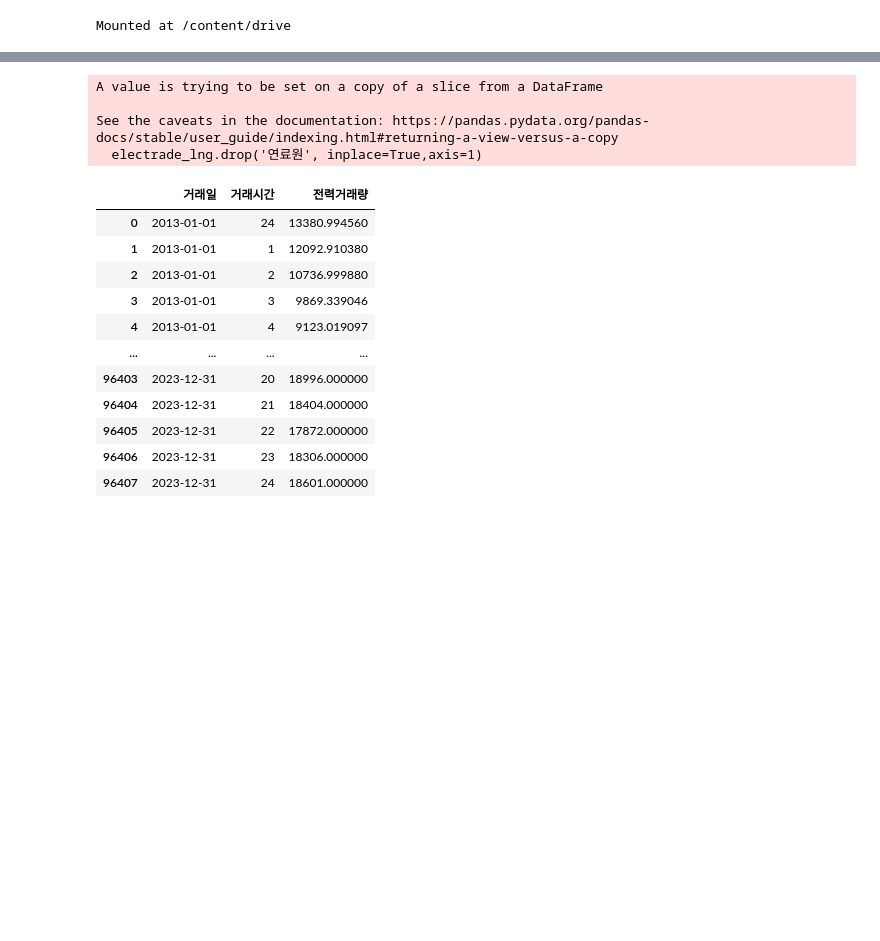
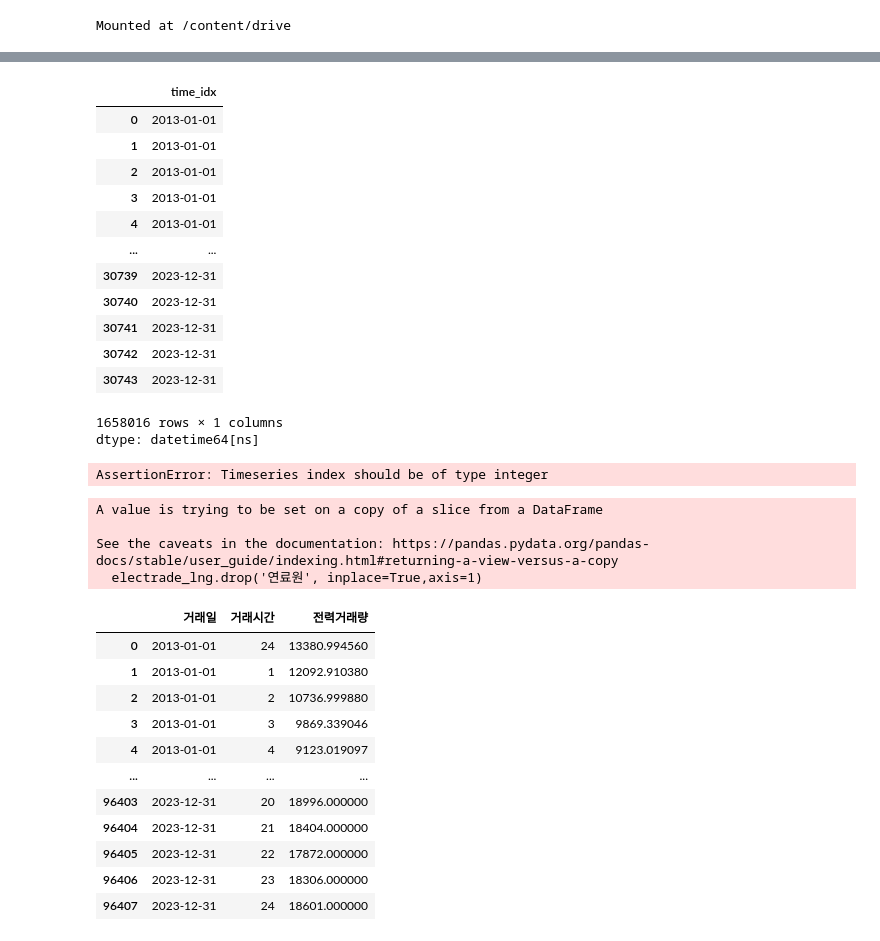
Before and after one commit to dayoungcho/dacon, a Jupyter notebook: 까스/전력거래소_TFT예측.ipynb, the cells around one changed output, grey strips where cells are left out. Saved outputs shown, nothing was run; the diff lists cells and outputs as text; code cells hidden in the pictures; blank space fills up the shorter version.

```diff
--- a/까스/전력거래소_TFT예측.ipynb
+++ b/까스/전력거래소_TFT예측.ipynb
@@ -87,8 +150,25 @@ electrade
+# %%
+electrade.time_idx
+# %% [output]
+|  | time_idx |
+| 0 | 2013-01-01 |
+| 1 | 2013-01-01 |
+| 2 | 2013-01-01 |
+| 3 | 2013-01-01 |
+| 4 | 2013-01-01 |
+| ... | ... |
+| 30739 | 2023-12-31 |
+| 30740 | 2023-12-31 |
+| 30741 | 2023-12-31 |
+| 30742 | 2023-12-31 |
+| 30743 | 2023-12-31 |
+1658016 rows × 1 columns
+dtype: datetime64[ns]
 # %%
 # 모델 설정
-max_prediction_length = 7 # 향후 7일을 예측 (decoder 길이)
-max_encoder_length = 30   # 과거 30일을 참조 (encoder 길이)
-training_cutoff = electrade.거래일.max() - pd.Timedelta(days=max_prediction_length) # 학습 데이터 자르는 시점
+max_prediction_length = 168 # 향후 7일(168시간)을 예측 (decoder 길이)
+max_encoder_length = 336   # 과거 14일을 참조 (encoder 길이)
+training_cutoff = electrade.time_idx.max() - pd.Timedelta(days=max_prediction_length) # 학습 데이터 자르는 시점
 
 training = TimeSeriesDataSet(
     electrade[lambda x: x.time_idx <= training_cutoff],   # 학습용 데이터만 필터링
@@ -107,15 +187,15 @@ training = TimeSeriesDataSet(
     # ---변수 매핑(중요)---
 
     # 1. 정적 변수(static)
-    static_categoricals = [''],
+    static_categoricals = ['fuel_type'],
 
     # 2. 미래를 아는 변수(known inputs)
-    time_varying_known_categoricals = [],
-    time_varying_known_reals = [],   # time_idx 여기에 포함시키기
+    time_varying_known_categoricals = ['hour', 'day_of_week', 'month', 'is_holiday'],
+    time_varying_known_reals = ['time_idx'],   # time_idx 여기에 포함시키기
 
     # 3. 과거만 아는 변수
-    time_varying_unknown_categoricals = [],
-    time_varying_unknown_reals = [],  # 타겟도 포함시켜야함
+    # time_varying_unknown_categoricals = [],
+    time_varying_unknown_reals = ['volume'],  # 타겟도 포함시켜야함
 
     # ---전처리 옵션---
     target_normalizer = GroupNormalizer(
@@ -125,6 +205,8 @@ training = TimeSeriesDataSet(
     add_target_scales = True,      # 타겟의 스케일 정보 추가(정규화 복원 시 필요)
     add_encoder_length = True,     # 인코더 길이 정보 추가
 )
+# %% [output]
+AssertionError: Timeseries index should be of type integer
 # %%
 # 실제 사용을 위한 Dataloader 변환
 batch_size = 128  # GPU 메모리에 맞춰 조절
```
Also changed, not shown: parts of 10 cells of this notebook.
